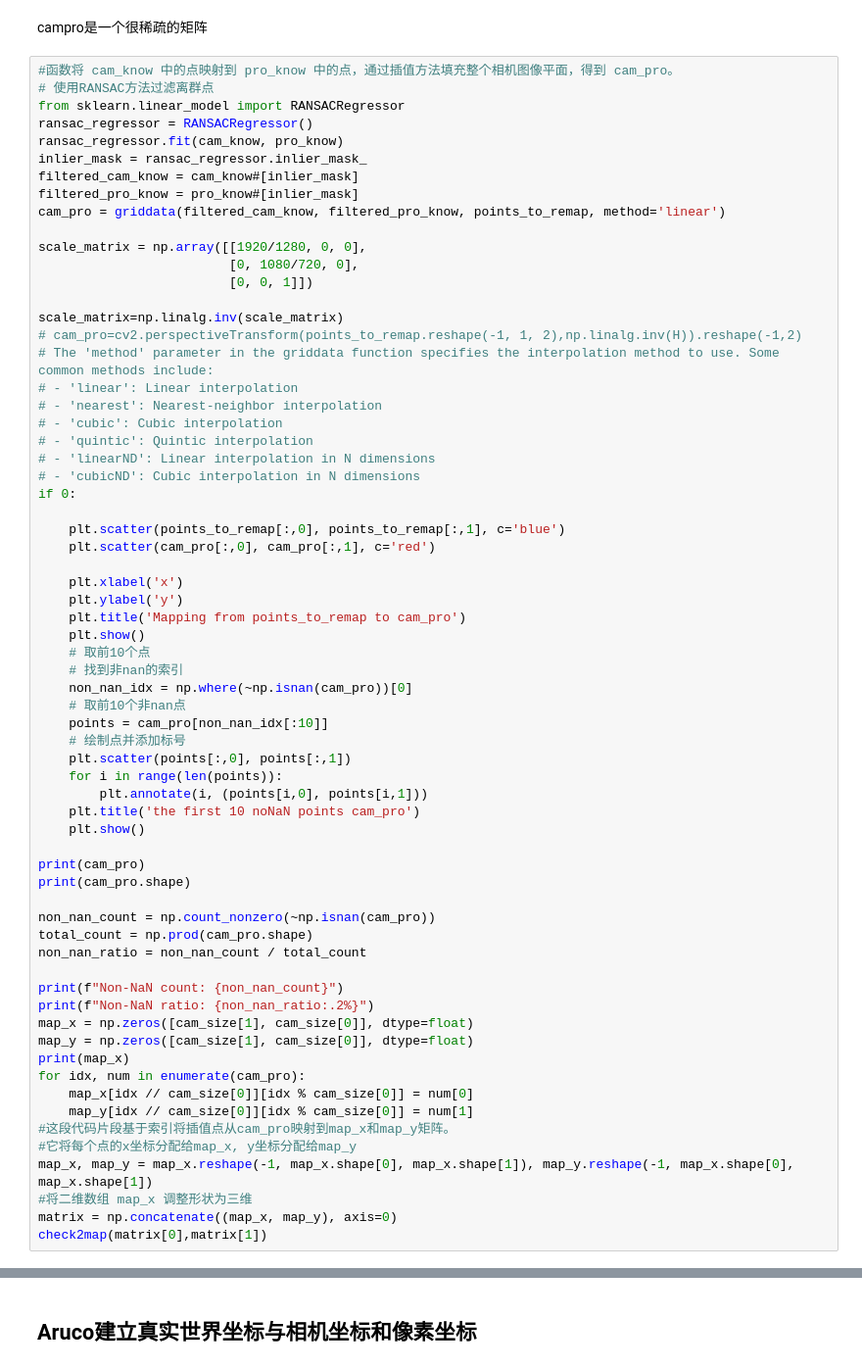
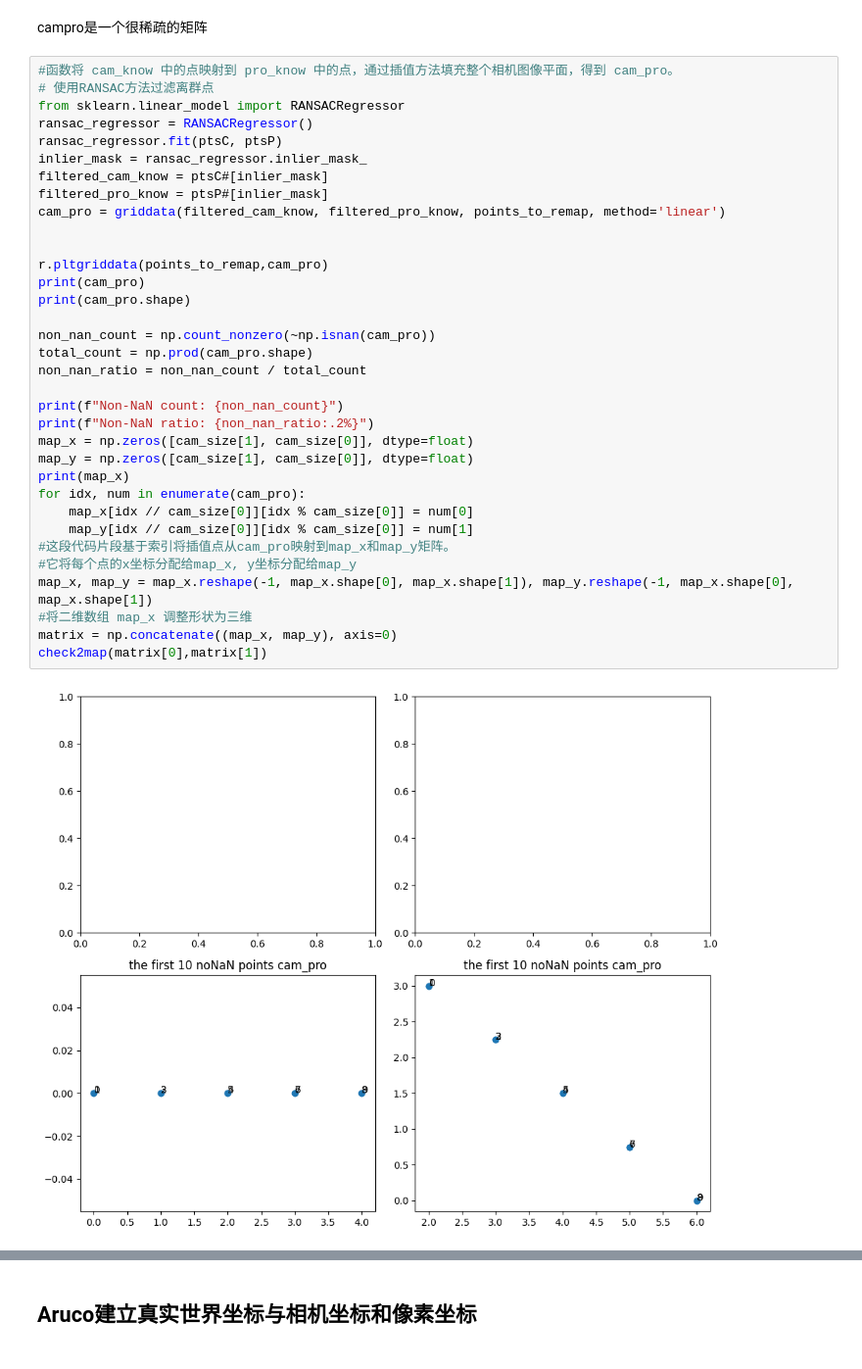
Before and after one commit to 3BPM/muilt-Projector-correction, a Jupyter notebook: test.ipynb, the cells around one changed output, grey strips where cells are left out. Shown at 98% size. Drawn from its saved outputs; the diff is of its cells as text.

```diff
--- a/test.ipynb
+++ b/test.ipynb
@@ -224,69 +239,38 @@ campro是一个很稀疏的矩阵
 #函数将 cam_know 中的点映射到 pro_know 中的点，通过插值方法填充整个相机图像平面，得到 cam_pro。
 # 使用RANSAC方法过滤离群点
 from sklearn.linear_model import RANSACRegressor
 ransac_regressor = RANSACRegressor()
-ransac_regressor.fit(cam_know, pro_know)
+ransac_regressor.fit(ptsC, ptsP)
 inlier_mask = ransac_regressor.inlier_mask_
-filtered_cam_know = cam_know#[inlier_mask]
-filtered_pro_know = pro_know#[inlier_mask]
+filtered_cam_know = ptsC#[inlier_mask]
+filtered_pro_know = ptsP#[inlier_mask]
 cam_pro = griddata(filtered_cam_know, filtered_pro_know, points_to_remap, method='linear')
 
-scale_matrix = np.array([[1920/1280, 0, 0],
-                         [0, 1080/720, 0],
-                         [0, 0, 1]])
 
-scale_matrix=np.linalg.inv(scale_matrix)
-# cam_pro=cv2.perspectiveTransform(points_to_remap.reshape(-1, 1, 2),np.linalg.inv(H)).reshape(-1,2)
-# The 'method' parameter in the griddata function specifies the interpolation method to use. Some common methods include:
-# - 'linear': Linear interpolation
-# - 'nearest': Nearest-neighbor interpolation
-# - 'cubic': Cubic interpolation
-# - 'quintic': Quintic interpolation
-# - 'linearND': Linear interpolation in N dimensions
-# - 'cubicND': Cubic interpolation in N dimensions
-if 0:
-
-    plt.scatter(points_to_remap[:,0], points_to_remap[:,1], c='blue')
-    plt.scatter(cam_pro[:,0], cam_pro[:,1], c='red')
-
-    plt.xlabel('x')
-    plt.ylabel('y')
-    plt.title('Mapping from points_to_remap to cam_pro')
-    plt.show()
-    # 取前10个点
-    # 找到非nan的索引
-    non_nan_idx = np.where(~np.isnan(cam_pro))[0]
-    # 取前10个非nan点
-    points = cam_pro[non_nan_idx[:10]]
-    # 绘制点并添加标号
-    plt.scatter(points[:,0], points[:,1])
-    for i in range(len(points)):
-        plt.annotate(i, (points[i,0], points[i,1]))
-    plt.title('the first 10 noNaN points cam_pro')
-    plt.show()
-
+r.pltgriddata(points_to_remap,cam_pro)
 print(cam_pro)
 print(cam_pro.shape)
 
 non_nan_count = np.count_nonzero(~np.isnan(cam_pro))
 total_count = np.prod(cam_pro.shape)
 non_nan_ratio = non_nan_count / total_count
 
 print(f"Non-NaN count: {non_nan_count}")
 print(f"Non-NaN ratio: {non_nan_ratio:.2%}")
 map_x = np.zeros([cam_size[1], cam_size[0]], dtype=float)
 map_y = np.zeros([cam_size[1], cam_size[0]], dtype=float)
 print(map_x)
 for idx, num in enumerate(cam_pro):
     map_x[idx // cam_size[0]][idx % cam_size[0]] = num[0]
     map_y[idx // cam_size[0]][idx % cam_size[0]] = num[1]
 #这段代码片段基于索引将插值点从cam_pro映射到map_x和map_y矩阵。
 #它将每个点的x坐标分配给map_x, y坐标分配给map_y
 map_x, map_y = map_x.reshape(-1, map_x.shape[0], map_x.shape[1]), map_y.reshape(-1, map_x.shape[0], map_x.shape[1])
 #将二维数组 map_x 调整形状为三维
 matrix = np.concatenate((map_x, map_y), axis=0)
 check2map(matrix[0],matrix[1])
 # %% [output]
+[figure, new version]
 [[nan nan]
  [nan nan]
  [nan nan]
```
Also changed, not shown: parts of 6 cells of this notebook, 5 other files.
